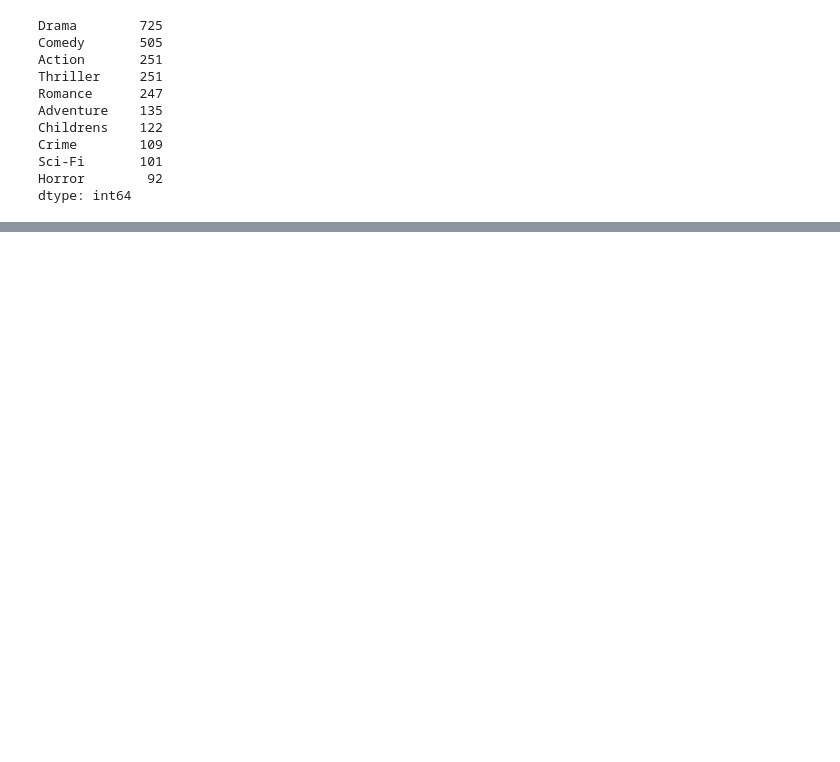
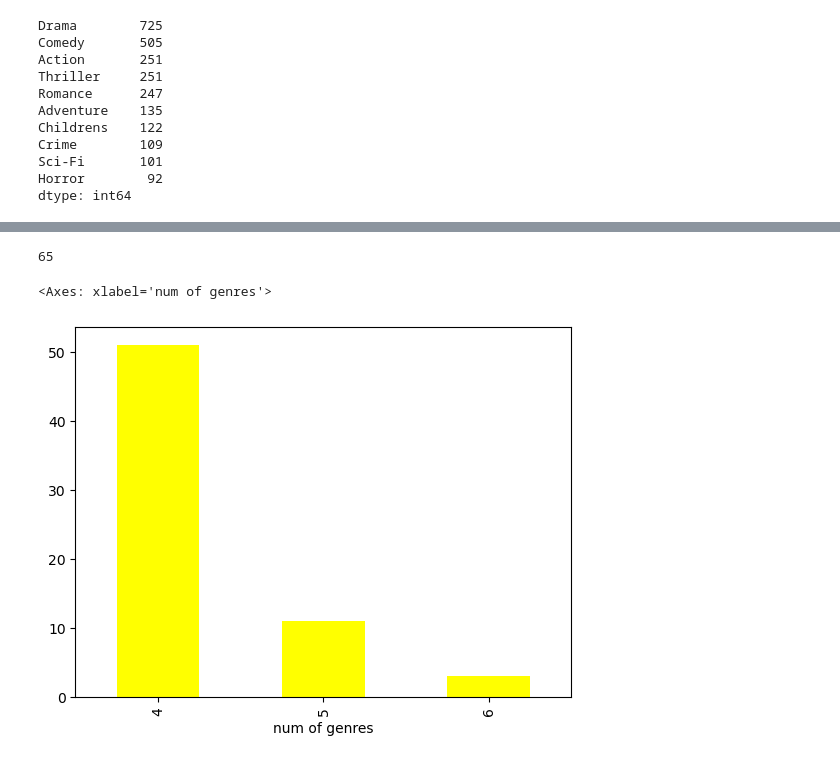
Before and after one commit to apbadzioch/DataSci_FA24, a Jupyter notebook: Module_09/Badzioch_Lab09.ipynb, the cells around one changed output, grey strips where cells are left out. Saved outputs shown, nothing was run; the diff lists cells and outputs as text; code cells hidden in the pictures; blank space fills up the shorter version.

```diff
--- a/Module_09/Badzioch_Lab09.ipynb
+++ b/Module_09/Badzioch_Lab09.ipynb
@@ -402,0 +409,4 @@ dtype: int64
+# %%
+# first step: creating the new df
+genre_movie = movie[['movie id', 'movie title']]
+genre_movie.head()
@@ -402,0 +430,4 @@ dtype: int64
+# %%
+# step 2. creating a new column that is named 'num of genres'
+genre_movie['num of genres'] = movie.loc[:,'Action':'Western'].sum(axis=1)
+genre_movie.head()
@@ -402,0 +453,12 @@ dtype: int64
+# %%
+# last step to see the number of movies with more than 3 genres
+genre_movie[genre_movie['num of genres'] > 3].value_counts().sum()
+# %% [output]
+65
+# %%
+genre_count = genre_movie[genre_movie['num of genres'] > 3]
+# %%
+genre_count['num of genres'].value_counts().plot(kind='bar', color='yellow')
+# %% [output]
+<Axes: xlabel='num of genres'>
+[figure, added]
```
Also changed, not shown: parts of 39 cells of this notebook, 4 other files.
